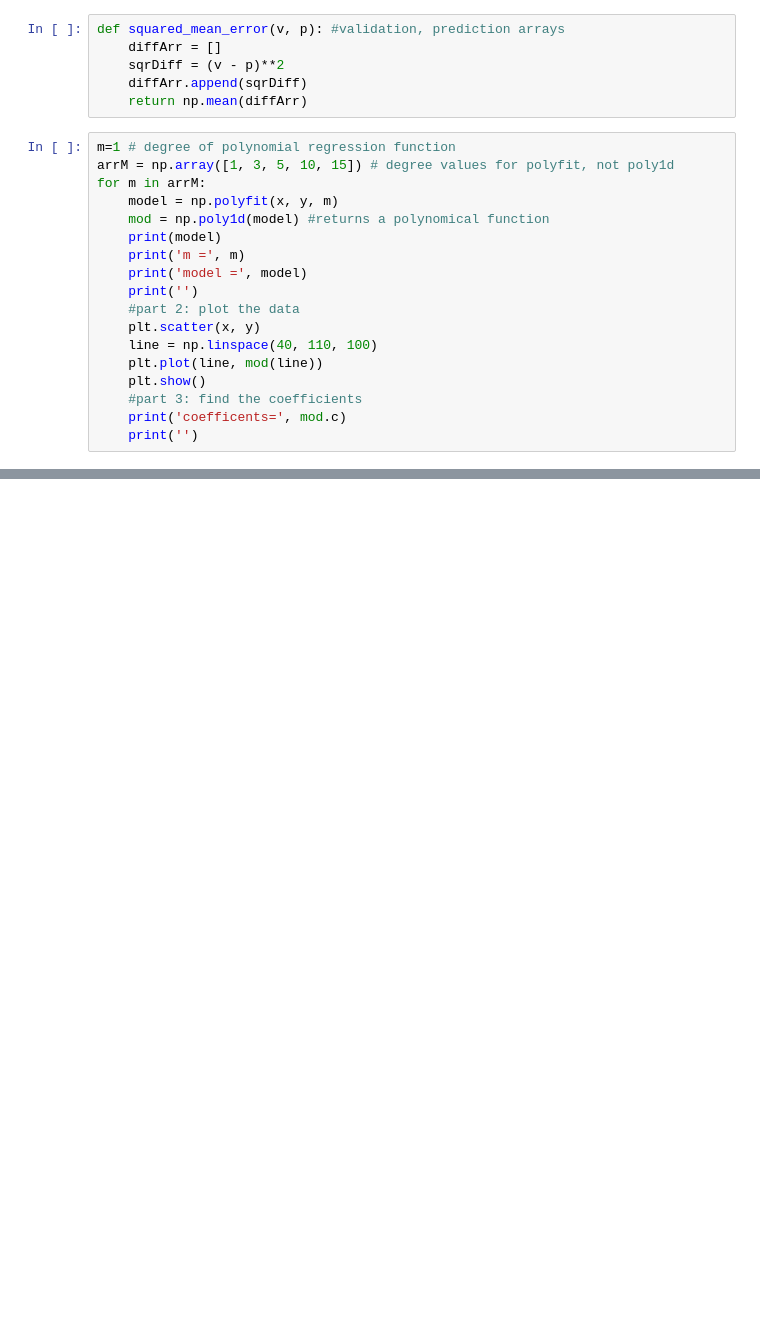
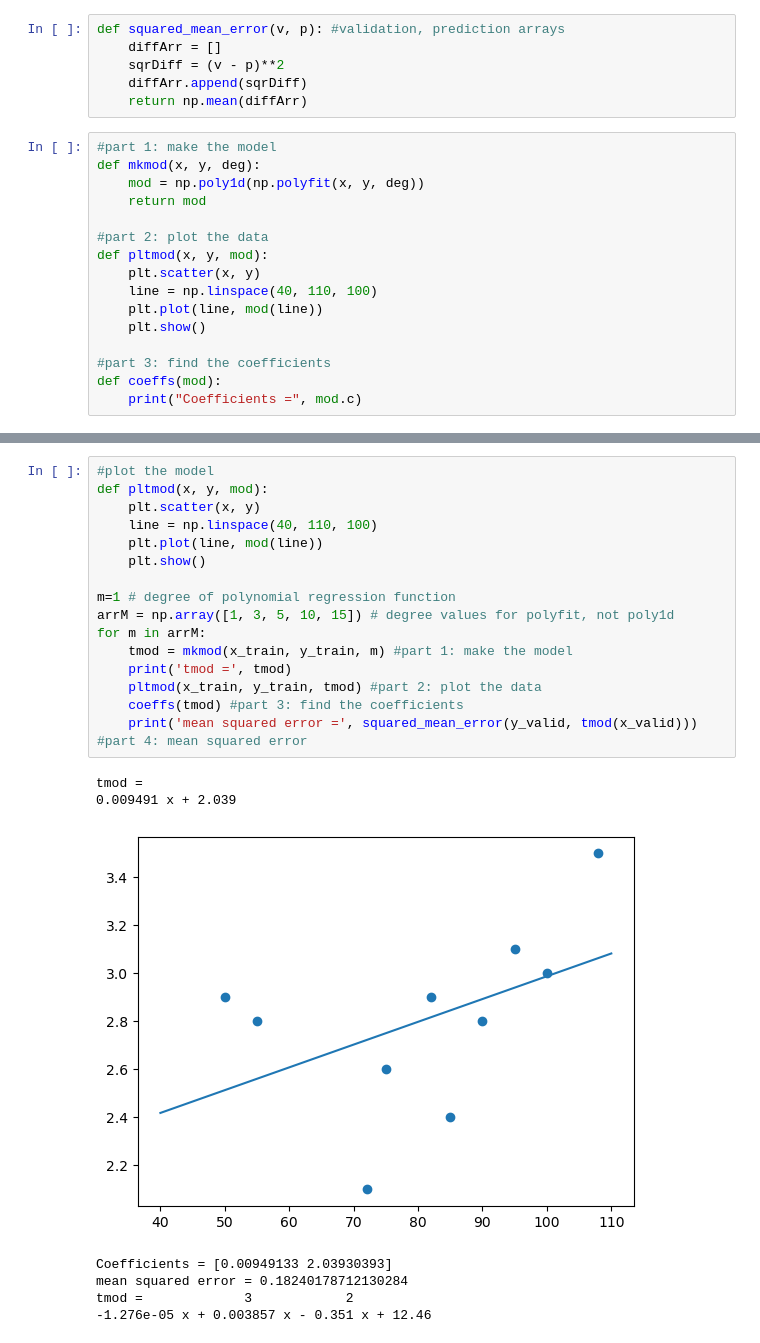
Before and after one commit to jenny-122/ML-hw1, a Jupyter notebook: hw1.ipynb, the cells around one changed output, grey strips where cells are left out. Saved outputs shown, nothing was run; the diff lists cells and outputs as text; blank space fills up the shorter version.

Commit message:
update 2.2
-clean up code into functions
-wonder how to implement the squared mean error correctly
- i don't think the input is right...

```diff
--- a/hw1.ipynb
+++ b/hw1.ipynb
@@ -59,20 +62,18 @@ def squared_mean_error(v, p): #validation, prediction arrays
     diffArr.append(sqrDiff)
     return np.mean(diffArr)
 # %%
-m=1 # degree of polynomial regression function
-arrM = np.array([1, 3, 5, 10, 15]) # degree values for polyfit, not poly1d
-for m in arrM:
-    model = np.polyfit(x, y, m)
-    mod = np.poly1d(model) #returns a polynomical function
-    print(model)
-    print('m =', m)
-    print('model =', model)
-    print('')
-    #part 2: plot the data
+#part 1: make the model
+def mkmod(x, y, deg):
+    mod = np.poly1d(np.polyfit(x, y, deg))
+    return mod
+
+#part 2: plot the data
+def pltmod(x, y, mod):
     plt.scatter(x, y)
     line = np.linspace(40, 110, 100)
     plt.plot(line, mod(line))
     plt.show()
-    #part 3: find the coefficients
-    print('coefficents=', mod.c)
-    print('')
+
+#part 3: find the coefficients
+def coeffs(mod):
+    print("Coefficients =", mod.c)
@@ -126,0 +80,24 @@ coefficents= [ 8.35299207e-21 -7.13136943e-18  2.60466022e-15 -5.10217296e-13
+# %%
+#plot the model
+def pltmod(x, y, mod):
+    plt.scatter(x, y)
+    line = np.linspace(40, 110, 100)
+    plt.plot(line, mod(line))
+    plt.show()
+
+m=1 # degree of polynomial regression function
+arrM = np.array([1, 3, 5, 10, 15]) # degree values for polyfit, not poly1d
+for m in arrM:
+    tmod = mkmod(x_train, y_train, m) #part 1: make the model
+    print('tmod =', tmod)
+    pltmod(x_train, y_train, tmod) #part 2: plot the data
+    coeffs(tmod) #part 3: find the coefficients
+    print('mean squared error =', squared_mean_error(y_valid, tmod(x_valid))) #part 4: mean squared error
+# %% [output]
+tmod =
+0.009491 x + 2.039
+[figure, added]
+Coefficients = [0.00949133 2.03930393]
+mean squared error = 0.18240178712130284
+tmod =             3            2
+-1.276e-05 x + 0.003857 x - 0.351 x + 12.46
```
Also changed, not shown: parts of 3 cells of this notebook, 2 other files.
